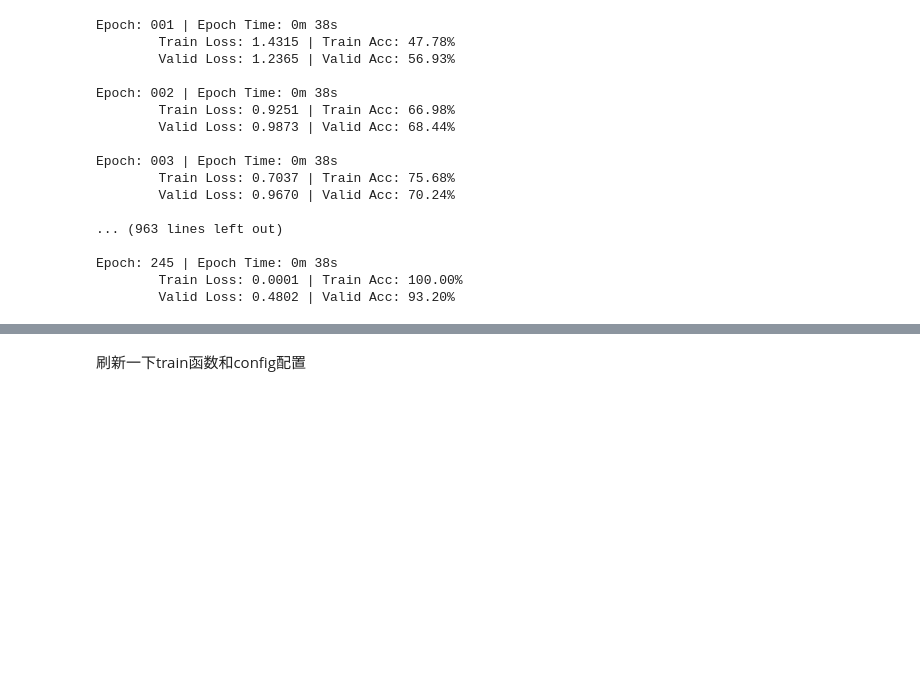
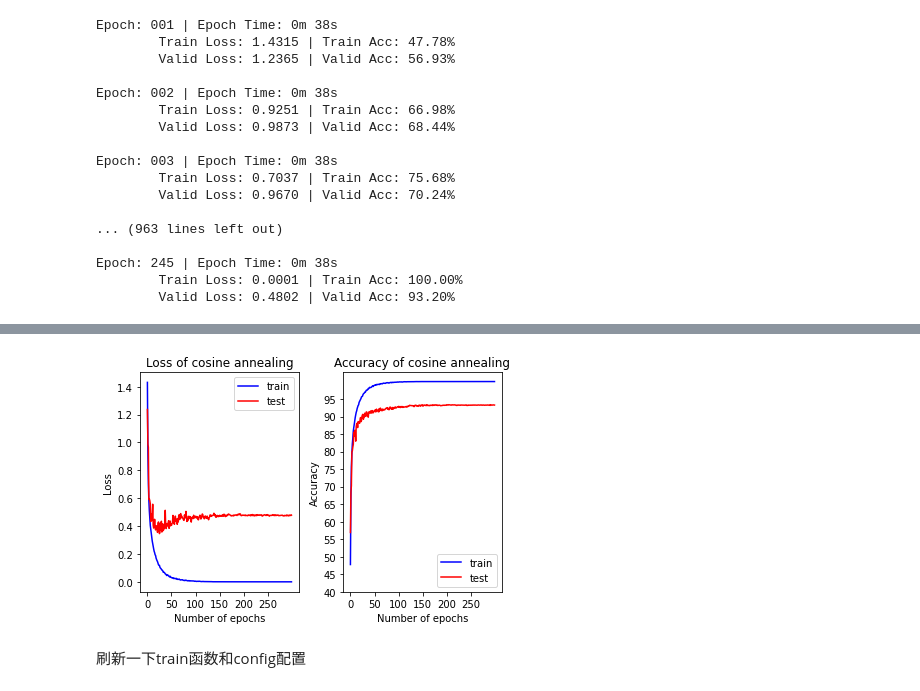
Before and after one commit to skywalker00001/DL_ASSIGNMENT, a Jupyter notebook: myDL_v1.ipynb, the cells around one changed output, grey strips where cells are left out. Saved outputs shown, nothing was run; the diff lists cells and outputs as text; code cells hidden in the pictures; blank space fills up the shorter version.

```diff
--- a/myDL_v1.ipynb
+++ b/myDL_v1.ipynb
@@ -814,3 +814,14 @@ Epoch: 003 | Epoch Time: 0m 38s
 Epoch: 245 | Epoch Time: 0m 38s
         Train Loss: 0.0001 | Train Acc: 100.00%
         Valid Loss: 0.4802 | Valid Acc: 93.20%
+# %%
+
+train_loss = RESULTS['SCHD_2'][0]
+train_acc = RESULTS['SCHD_2'][1]
+test_loss = RESULTS['SCHD_2'][2]
+test_acc = RESULTS['SCHD_2'][3]
+
+train_loss_ = RESULTS['SCHD_2'][0][-1]
+train_acc_ = RESULTS['SCHD_2'][1][-1]
+test_loss_ = RESULTS['SCHD_2'][2][-1]
+test_acc_ = RESULTS['SCHD_2'][3][-1]
@@ -817,25 +837,27 @@ Epoch: 245 | Epoch Time: 0m 38s
 # %%
 fig, ax = plt.subplots(nrows=1, ncols=2)
 ax[0].plot(range(len(train_loss)), train_loss, 'b')
 ax[0].plot(range(len(test_loss)), test_loss, 'r')
 ax[0].set_xlabel("Number of epochs")
 ax[0].set_ylabel("Loss")
-ax[0].set_title("Loss of learning rate with cosine annealing")
+ax[0].set_title("Loss of cosine annealing")
 ax[0].legend(['train', 'test'])
 #ax[0].set_yticks(np.arange(0.4, 1.6, 0.1))
 ax[0].set_xticks(np.arange(0, 300, 50))
 
 ax[1].plot(range(len(train_acc)), train_acc, 'b')
 ax[1].plot(range(len(test_acc)), test_acc, 'r')
 ax[1].set_xlabel("Number of epochs")
 ax[1].set_ylabel("Accuracy")
-ax[1].set_title("Accuracy of learning rate with cosine annealing")
+ax[1].set_title("Accuracy of cosine annealing")
 ax[1].legend(['train', 'test'])
 ax[1].set_yticks(np.arange(40, 100, 5))
 ax[1].set_xticks(np.arange(0, 300, 50))
 
 fig.tight_layout()
 plt.show()
+# %% [output]
+[figure, added]
 # %% [markdown]
 刷新一下train函数和config配置
 # %% [markdown]
```
Also changed, not shown: parts of 1 cell of this notebook.
